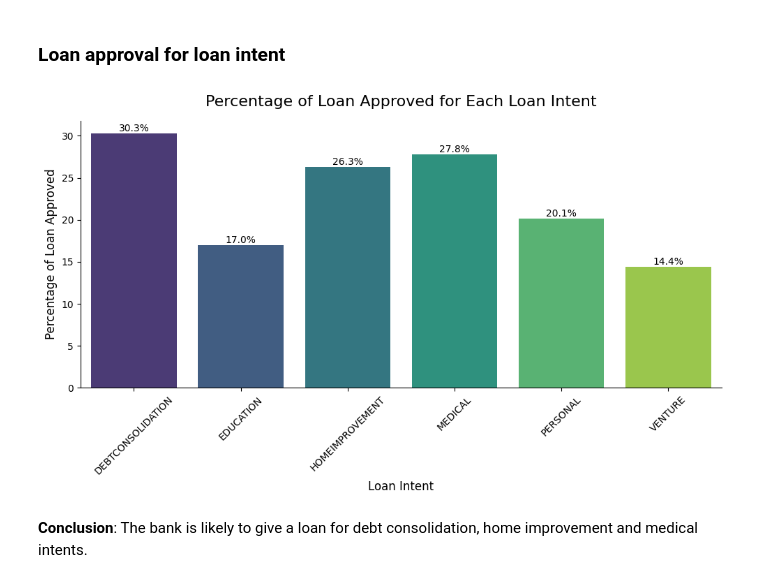
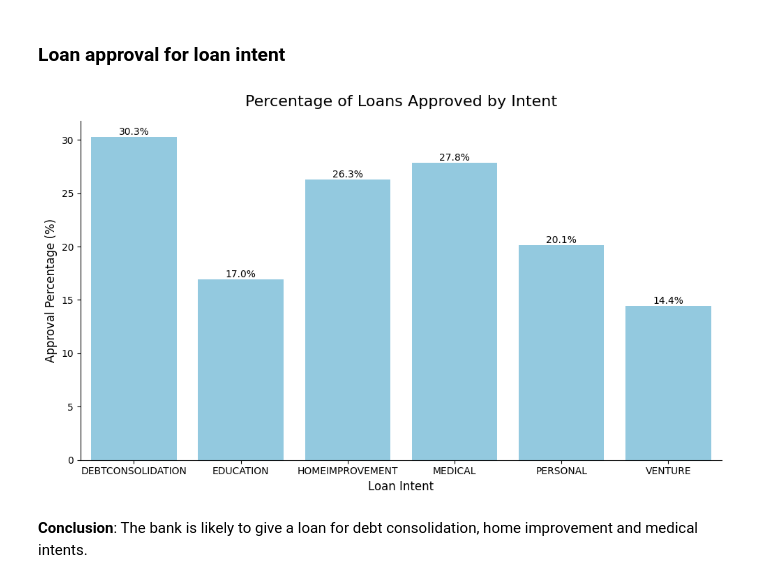
Before and after one commit to perryfalcon0410/Loan-Approval-Analysis, a Jupyter notebook: Loan_approval_analysis.ipynb, the cells around one changed output. Cells and saved outputs as stored; diff of their text form; code cells hidden in the pictures.

```diff
--- a/Loan_approval_analysis.ipynb
+++ b/Loan_approval_analysis.ipynb
@@ -342,32 +386,44 @@ plt.show()
 # %% [markdown]
 ### Loan approval for loan intent
 # %%
-loan_intent_approval = df.groupby('loan_intent')['loan_status'].value_counts(normalize=True).mul(100).rename('percent').reset_index()
+# Group data and filter approved loans
+loan_intent_approval = (
+    df.groupby('loan_intent')['loan_status']
+    .value_counts(normalize=True)
+    .mul(100)
+    .rename('percent')
+    .reset_index()
+)
 
 loan_intent_approval = loan_intent_approval[loan_intent_approval['loan_status'] == 1]
 
+# Plotting percentage of loan approvals by loan intent
+plt.figure(figsize=(10, 6))
+sns.barplot(
+    x='loan_intent',
+    y='percent',
+    data=loan_intent_approval,
+    color='skyblue'  # Replacing the palette with a consistent color
+)
 
-plt.figure(figsize=(10,6))
+# Adding percentage annotations
+for p in plt.gca().patches:
+    percentage = '{:.1f}%'.format(p.get_height())
+    x = p.get_x() + p.get_width() / 2
+    y = p.get_height()
+    plt.gca().annotate(percentage, (x, y), ha='center', va='bottom', fontsize=10)
 
-sns.barplot(x='loan_intent', y='percent', data = loan_intent_approval, palette='viridis')
-
-for i, p in enumerate(plt.gca().patches):
-    percentage = '{:.1f}%'.format(p.get_height())
-    x = p.get_x() + p.get_width()/2
-    y = p.get_height()
-    plt.gca().annotate(percentage,(x,y),ha='center',va='bottom')
-
-
-plt.title('Percentage of Loan Approved for Each Loan Intent',fontsize=16, pad=15)
+# Enhancing plot aesthetics
+plt.title('Percentage of Loans Approved by Intent', fontsize=16, pad=15)
 plt.xlabel('Loan Intent', fontsize=12)
-plt.ylabel('Percentage of Loan Approved', fontsize=12)
-plt.xticks(rotation = 45)
-
+plt.ylabel('Approval Percentage (%)', fontsize=12)
 plt.tight_layout()
 sns.despine()
+
+# Display plot
 plt.show()
 # %% [output]
-[figure, old version]
+[figure, new version]
 # %% [markdown]
 **Conclusion**: The bank is likely to give a loan for debt consolidation, home improvement and medical intents.
 # %% [markdown]
```
Also changed, not shown: parts of 14 cells of this notebook, 1 other file.
